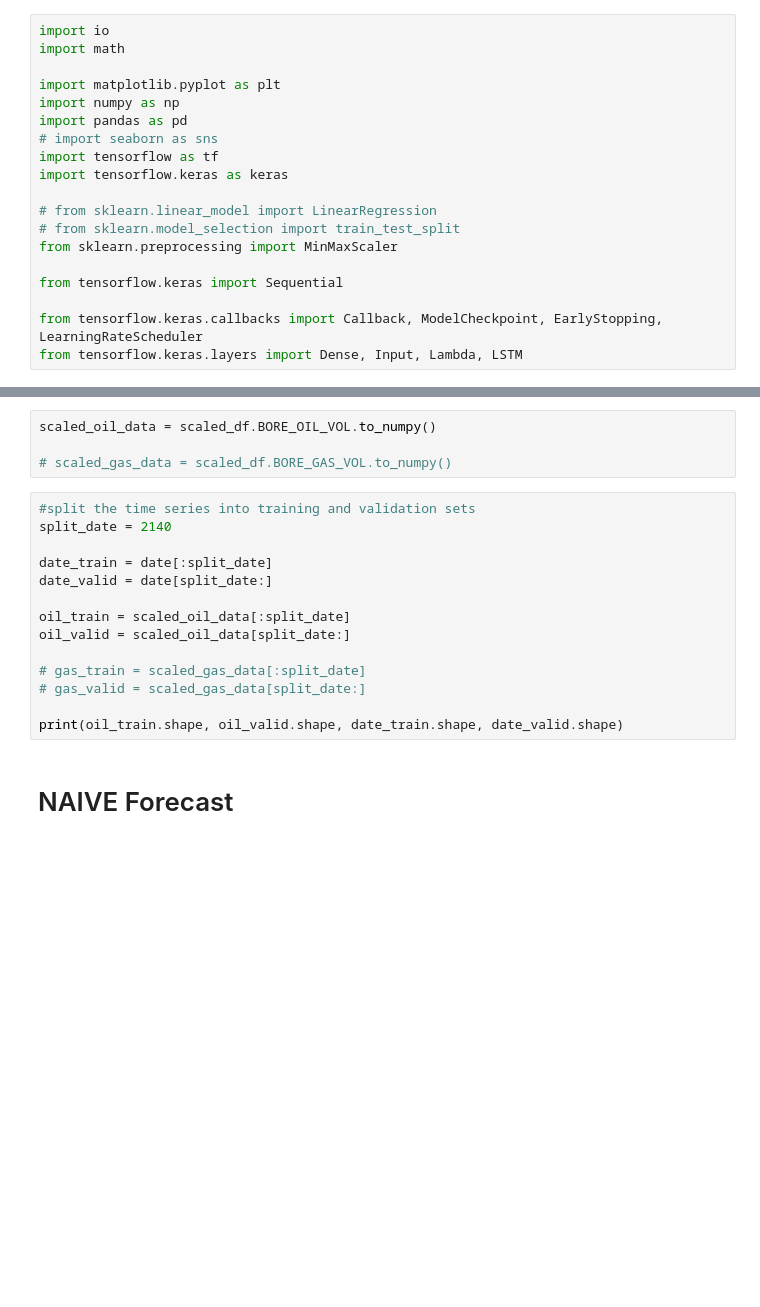
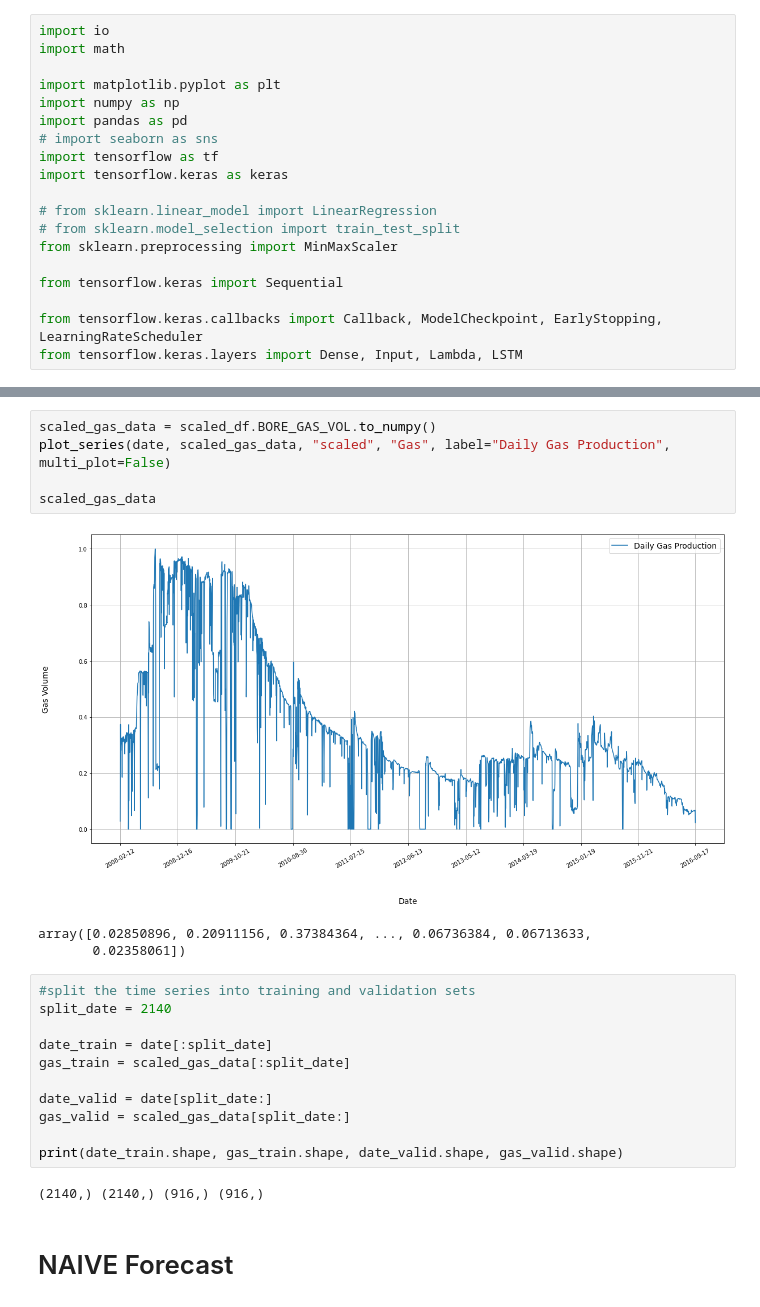
Before and after one commit to topefolorunso/NN-Based-Oil-Prediction-Model-w-Time-Series-Forecasting, a Jupyter notebook: models/gas_model.ipynb, the cells around one changed output, grey strips where cells are left out. Cells and saved outputs as stored; diff of their text form; blank space fills up the shorter version.

```diff
--- a/models/gas_model.ipynb
+++ b/models/gas_model.ipynb
@@ -67,21 +85,25 @@ scaled_df.head()
-# %%
-scaled_oil_data = scaled_df.BORE_OIL_VOL.to_numpy()
-
-# scaled_gas_data = scaled_df.BORE_GAS_VOL.to_numpy()
+# %%
+scaled_gas_data = scaled_df.BORE_GAS_VOL.to_numpy()
+plot_series(date, scaled_gas_data, "scaled", "Gas", label="Daily Gas Production", multi_plot=False)
+
+scaled_gas_data
+# %% [output]
+[figure, added]
+array([0.02850896, 0.20911156, 0.37384364, ..., 0.06736384, 0.06713633,
+       0.02358061])
 # %%
 #split the time series into training and validation sets
 split_date = 2140
 
 date_train = date[:split_date]
+gas_train = scaled_gas_data[:split_date]
+
 date_valid = date[split_date:]
+gas_valid = scaled_gas_data[split_date:]
 
-oil_train = scaled_oil_data[:split_date]
-oil_valid = scaled_oil_data[split_date:]
-
-# gas_train = scaled_gas_data[:split_date]
-# gas_valid = scaled_gas_data[split_date:]
-
-print(oil_train.shape, oil_valid.shape, date_train.shape, date_valid.shape)
+print(date_train.shape, gas_train.shape, date_valid.shape, gas_valid.shape)
+# %% [output]
+(2140,) (2140,) (916,) (916,)
 # %% [markdown]
 # NAIVE Forecast
 # %%
```
Also changed, not shown: parts of 44 cells of this notebook, 35 other files.
